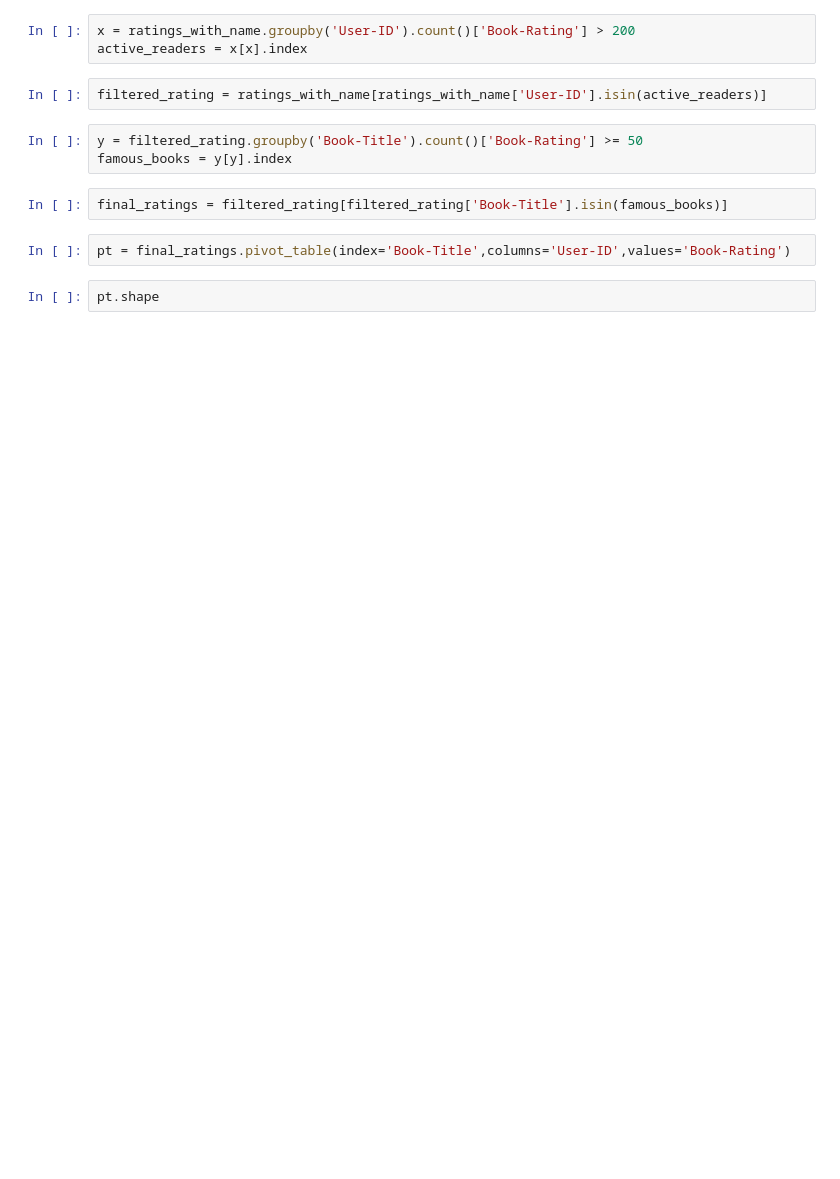
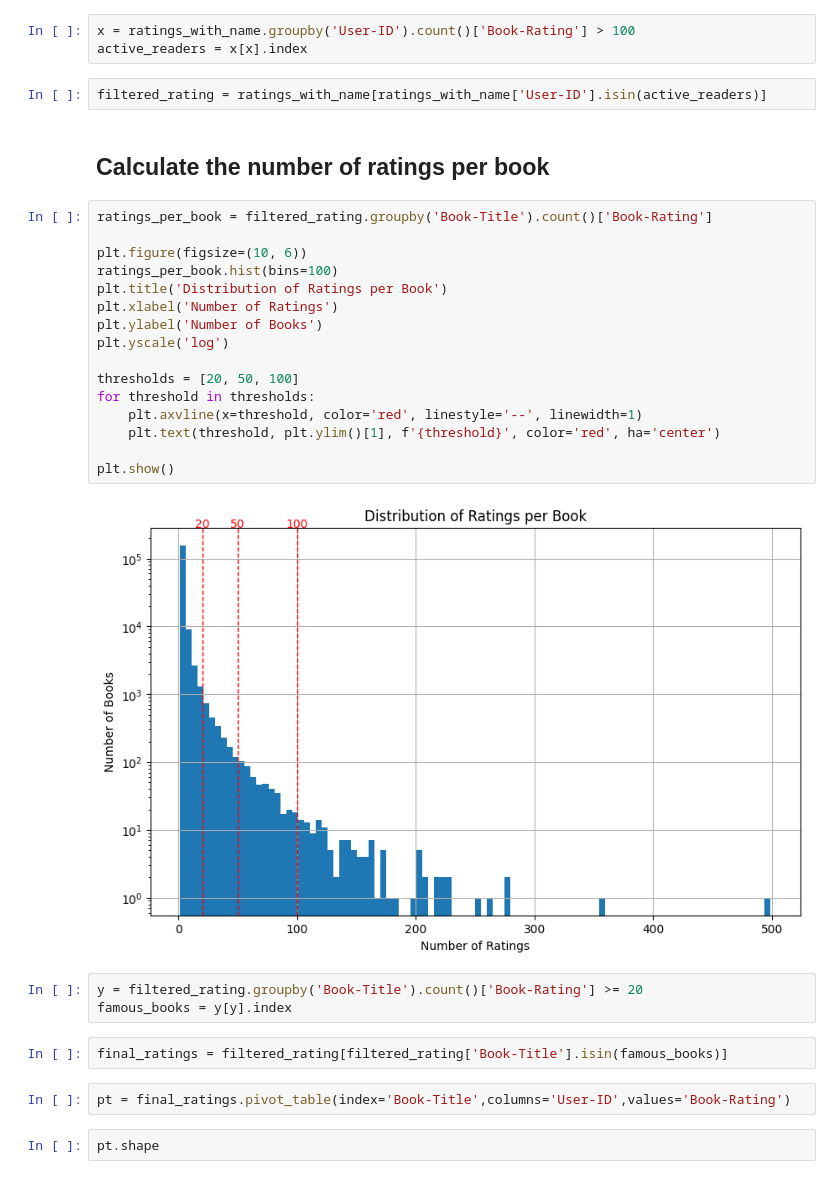
Before and after one commit to Sandip029/Book-Recommendation-System, a Jupyter notebook: Book_Recommendation_System_Final_Project.ipynb, the cells around one changed output. Cells and saved outputs as stored; diff of their text form; blank space fills up the shorter version.

```diff
--- a/Book_Recommendation_System_Final_Project.ipynb
+++ b/Book_Recommendation_System_Final_Project.ipynb
@@ -314,10 +335,30 @@ popular_df.head(10)
 # %%
-x = ratings_with_name.groupby('User-ID').count()['Book-Rating'] > 200
+x = ratings_with_name.groupby('User-ID').count()['Book-Rating'] > 100
 active_readers = x[x].index
 # %%
 filtered_rating = ratings_with_name[ratings_with_name['User-ID'].isin(active_readers)]
+# %% [markdown]
+## Calculate the number of ratings per book
+# %%
+ratings_per_book = filtered_rating.groupby('Book-Title').count()['Book-Rating']
+
+plt.figure(figsize=(10, 6))
+ratings_per_book.hist(bins=100)
+plt.title('Distribution of Ratings per Book')
+plt.xlabel('Number of Ratings')
+plt.ylabel('Number of Books')
+plt.yscale('log')
+
+thresholds = [20, 50, 100]
+for threshold in thresholds:
+    plt.axvline(x=threshold, color='red', linestyle='--', linewidth=1)
+    plt.text(threshold, plt.ylim()[1], f'{threshold}', color='red', ha='center')
+
+plt.show()
+# %% [output]
+[figure, added]
 # %%
-y = filtered_rating.groupby('Book-Title').count()['Book-Rating'] >= 50
+y = filtered_rating.groupby('Book-Title').count()['Book-Rating'] >= 20
 famous_books = y[y].index
 # %%
 final_ratings = filtered_rating[filtered_rating['Book-Title'].isin(famous_books)]
```
Also changed, not shown: parts of 11 cells of this notebook.
